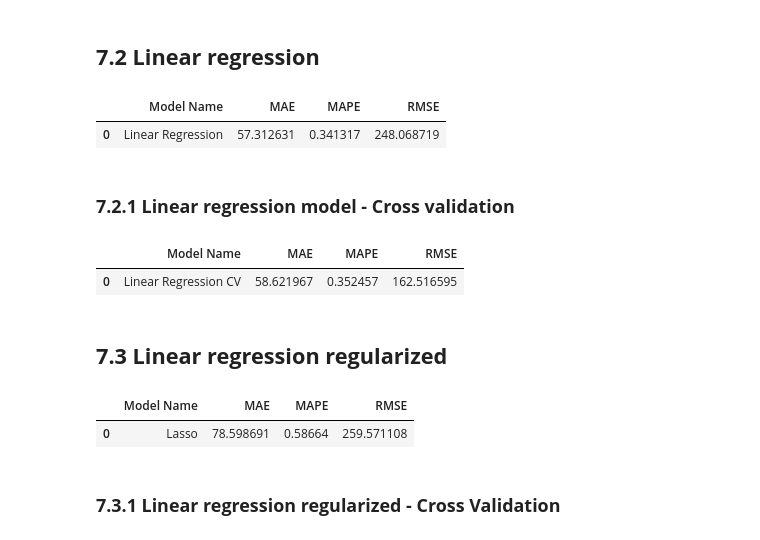
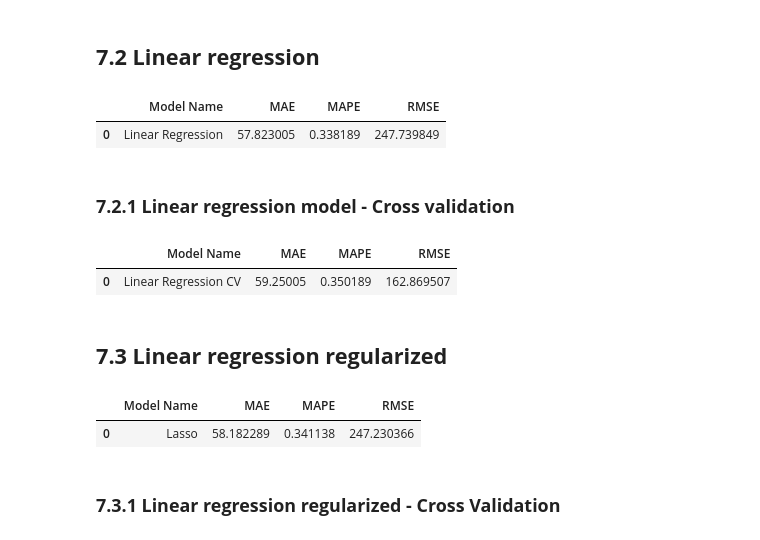
Before and after one commit to Eduardo-95-DS/lighthouse-challenge, a Jupyter notebook: notebooks/look_2.0-ear-eda_filtering_preparation.ipynb, the cells around one changed output. Saved outputs shown, nothing was run; the diff lists cells and outputs as text; code cells hidden in the pictures.

```diff
--- a/notebooks/look_2.0-ear-eda_filtering_preparation.ipynb
+++ b/notebooks/look_2.0-ear-eda_filtering_preparation.ipynb
@@ -1138,7 +1011,6 @@ plt.show()
 # to_normalize = ['minimo_noites', 'numero_de_reviews', 'reviews_por_mes', 'disponibilidade_365']
 
 # scalers = {}
-
 
 # for var in to_normalize:
 #     scaler = MinMaxScaler()
@@ -1154,9 +1026,9 @@ plt.show()
 #     X_test[var] = scaler.transform(X_test[[var]].values)
 #     scalers[var] = scaler
 
-y_train=np.log1p(y_train)
-y_val=np.log1p(y_val)
-y_test=np.log1p(y_test)
+# y_train=np.log1p(y_train)
+# y_val=np.log1p(y_val)
+# y_test=np.log1p(y_test)
 # %% [markdown]
 ## **5.5 Encoding**
 # %%
@@ -1233,24 +1105,28 @@ result_baseline
 ## **7.2 Linear regression**
 # %%
 # model
-lr=LinearRegression().fit(X_train,y_train)
+lr=LinearRegression().fit(X_train,Y_train)
 
 # prediction
 lr_yhat=lr.predict(X_val)
 
-mae_lr = mean_absolute_error(np.expm1(y_val), np.expm1(lr_yhat))
-mape_lr = mean_absolute_percentage_error_func(np.expm1(y_val), np.expm1(lr_yhat))
-mse_lr = mean_squared_error(np.expm1(y_val), np.expm1(lr_yhat))
+# prediction to original scale
+lr_yhat_= scaler.inverse_transform(lr_yhat.reshape(-1, 1))
+lr_yhat_= inv_boxcox1p(lr_yhat_, pt.lambdas_).flatten()
+
+mae_lr = mean_absolute_error                 (y_val, lr_yhat_)
+mape_lr = mean_absolute_percentage_error_func(y_val, lr_yhat_)
+mse_lr = mean_squared_error                  (y_val, lr_yhat_)
 rmse_lr = np.sqrt((mse_lr))
 
 result_lr = pd.DataFrame({'Model Name': 'Linear Regression',
                        'MAE': mae_lr,
                        'MAPE': mape_lr,
                        'RMSE': rmse_lr}, index=[0])
 result_lr
 # %% [output]
 |  | Model Name | MAE | MAPE | RMSE |
-| 0 | Linear Regression | 57.312631 | 0.341317 | 248.068719 |
+| 0 | Linear Regression | 57.823005 | 0.338189 | 247.739849 |
 # %% [markdown]
 ### **7.2.1 Linear regression model - Cross validation**
 # %%
@@ -1258,14 +1134,15 @@ lr_cv = LinearRegression()
 
 kf = KFold(n_splits=5, shuffle=True, random_state=42)
 
-y_pred_log = cross_val_predict(lr_cv, X_train, y_train, cv=kf)
+y_pred = cross_val_predict(lr_cv, X_train, Y_train, cv=kf)
 
-y_train_original = np.expm1(y_train)
-y_pred_original = np.expm1(y_pred_log)
+# prediction to original scale
+y_pred_= scaler.inverse_transform(y_pred.reshape(-1, 1))
+y_pred_ = inv_boxcox1p(y_pred_, pt.lambdas_).flatten()
 
-mae_lr_cv = mean_absolute_error(y_train_original, y_pred_original)
-mape_lr_cv = mean_absolute_percentage_error_func(y_train_original, y_pred_original)
-rmse_lr_cv = np.sqrt(mean_squared_error(y_train_original, y_pred_original))
+mae_lr_cv = mean_absolute_error(y_train, y_pred_)
+mape_lr_cv = mean_absolute_percentage_error_func(y_train, y_pred_)
+rmse_lr_cv = np.sqrt(mean_squared_error(y_train, y_pred_))
 
 std_mae = np.std(-mae_lr_cv)
 std_mape = np.std(-mape_lr_cv)
@@ -1279,28 +1156,32 @@ result_lr_cv = pd.DataFrame({'Model Name': 'Linear Regression CV',
 result_lr_cv
 # %% [output]
 |  | Model Name | MAE | MAPE | RMSE |
-| 0 | Linear Regression CV | 58.621967 | 0.352457 | 162.516595 |
+| 0 | Linear Regression CV | 59.25005 | 0.350189 | 162.869507 |
 # %% [markdown]
 ## **7.3 Linear regression regularized**
-# %%
-# model
-lrr=Lasso().fit(X_train,y_train)
-
-# prediction
-lrr_yhat=lrr.predict(X_val)
-
-mae_lrr = mean_absolute_error(np.expm1(y_val), np.expm1(lrr_yhat))
-mape_lrr = mean_absolute_percentage_error_func(np.expm1(y_val), np.expm1(lrr_yhat))
-mse_lrr = mean_squared_error(np.expm1(y_val), np.expm1(lrr_yhat))
-rmse_lrr = np.sqrt(mse_lrr)
-
-result_lrr = pd.DataFrame({'Model Name': 'Lasso',
-                       'MAE': mae_lrr,
-                       'MAPE': mape_lrr,
-                       'RMSE': rmse_lrr}, index=[0])
-result_lrr
-# %% [output]
-|  | Model Name | MAE | MAPE | RMSE |
-| 0 | Lasso | 78.598691 | 0.58664 | 259.571108 |
+# %%
+# model
+lrr=Lasso().fit(X_train,Y_train)
+
+# prediction
+lrr_yhat=lrr.predict(X_val)
+
+# prediction to original scale
+lrr_yhat_= scaler.inverse_transform(lrr_yhat.reshape(-1, 1))
+lrr_yhat_= inv_boxcox1p(lrr_yhat_, pt.lambdas_).flatten()
+
+mae_lrr = mean_absolute_error                 (y_val, lrr_yhat_)
+mape_lrr = mean_absolute_percentage_error_func(y_val, lrr_yhat_)
+mse_lrr = mean_squared_error                  (y_val, lrr_yhat_)
+rmse_lrr = np.sqrt((mse_lrr))
+
+result_lrr = pd.DataFrame({'Model Name': 'Lasso',
+                       'MAE': mae_lrr,
+                       'MAPE': mape_lrr,
+                       'RMSE': rmse_lrr}, index=[0])
+result_lrr
+# %% [output]
+|  | Model Name | MAE | MAPE | RMSE |
+| 0 | Lasso | 58.182289 | 0.341138 | 247.230366 |
 # %% [markdown]
 ### **7.3.1 Linear regression regularized - Cross Validation**
```
Also changed, not shown: parts of 59 cells of this notebook.
